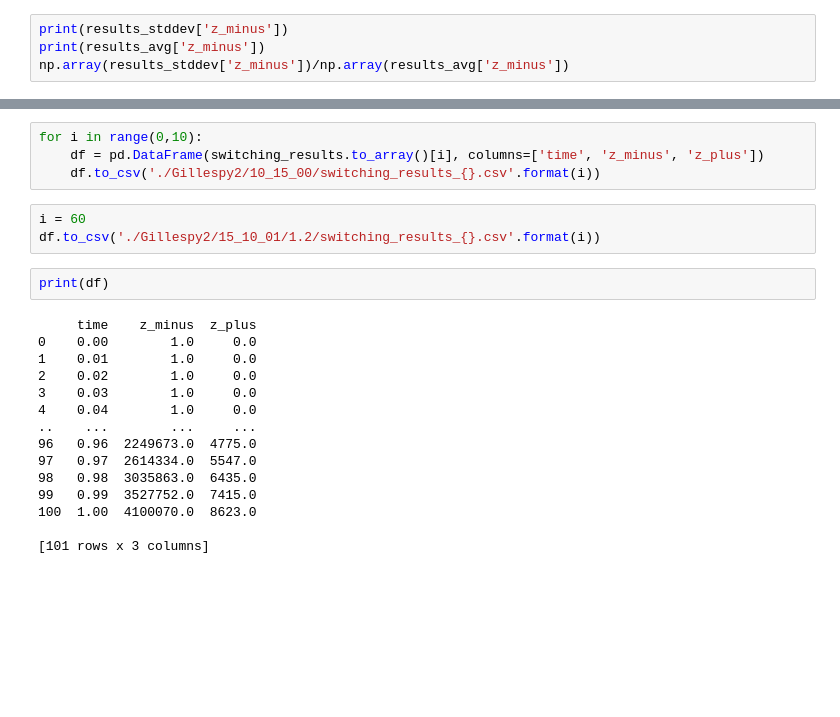
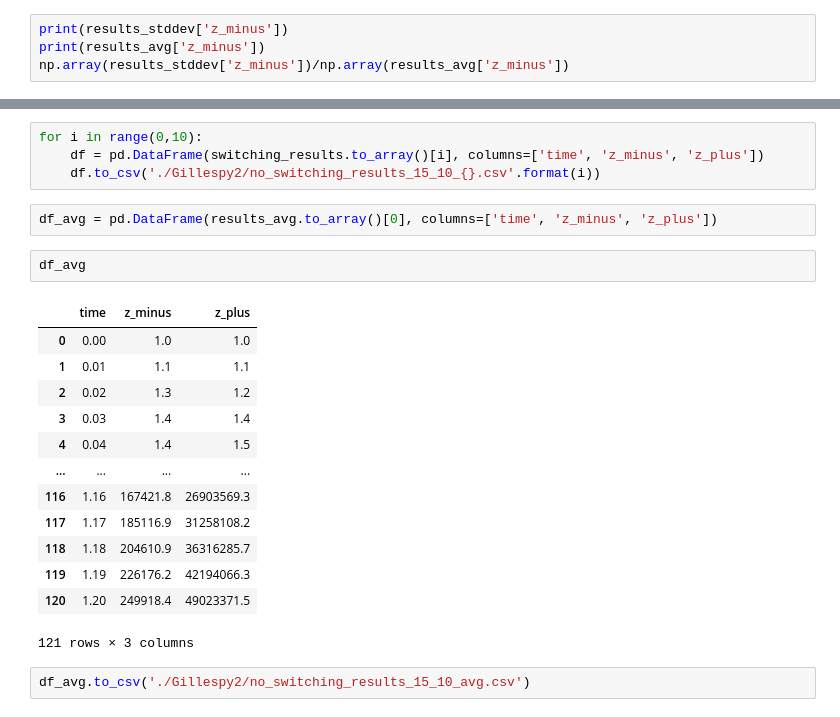
Before and after one commit to claracanavese/switching_process, a Jupyter notebook: gillespie.ipynb, the cells around one changed output, grey strips where cells are left out. Drawn from its saved outputs; the diff is of its cells as text; blank space fills up the shorter version.

```diff
--- a/gillespie.ipynb
+++ b/gillespie.ipynb
@@ -106,24 +160,24 @@ fig.tight_layout()
 # %%
 for i in range(0,10):
     df = pd.DataFrame(switching_results.to_array()[i], columns=['time', 'z_minus', 'z_plus'])
-    df.to_csv('./Gillespy2/10_15_00/switching_results_{}.csv'.format(i))
+    df.to_csv('./Gillespy2/no_switching_results_15_10_{}.csv'.format(i))
-# %%
-i = 60
-df.to_csv('./Gillespy2/15_10_01/1.2/switching_results_{}.csv'.format(i))
-# %%
-print(df)
-# %% [output]
-     time    z_minus  z_plus
-0    0.00        1.0     0.0
-1    0.01        1.0     0.0
-2    0.02        1.0     0.0
-3    0.03        1.0     0.0
-4    0.04        1.0     0.0
-..    ...        ...     ...
-96   0.96  2249673.0  4775.0
-97   0.97  2614334.0  5547.0
-98   0.98  3035863.0  6435.0
-99   0.99  3527752.0  7415.0
-100  1.00  4100070.0  8623.0
-
-[101 rows x 3 columns]
+# %%
+df_avg = pd.DataFrame(results_avg.to_array()[0], columns=['time', 'z_minus', 'z_plus'])
+# %%
+df_avg
+# %% [output]
+|  | time | z_minus | z_plus |
+| 0 | 0.00 | 1.0 | 1.0 |
+| 1 | 0.01 | 1.1 | 1.1 |
+| 2 | 0.02 | 1.3 | 1.2 |
+| 3 | 0.03 | 1.4 | 1.4 |
+| 4 | 0.04 | 1.4 | 1.5 |
+| ... | ... | ... | ... |
+| 116 | 1.16 | 167421.8 | 26903569.3 |
+| 117 | 1.17 | 185116.9 | 31258108.2 |
+| 118 | 1.18 | 204610.9 | 36316285.7 |
+| 119 | 1.19 | 226176.2 | 42194066.3 |
+| 120 | 1.20 | 249918.4 | 49023371.5 |
+121 rows × 3 columns
+# %%
+df_avg.to_csv('./Gillespy2/no_switching_results_15_10_avg.csv')
```
Also changed, not shown: parts of 13 cells of this notebook.
